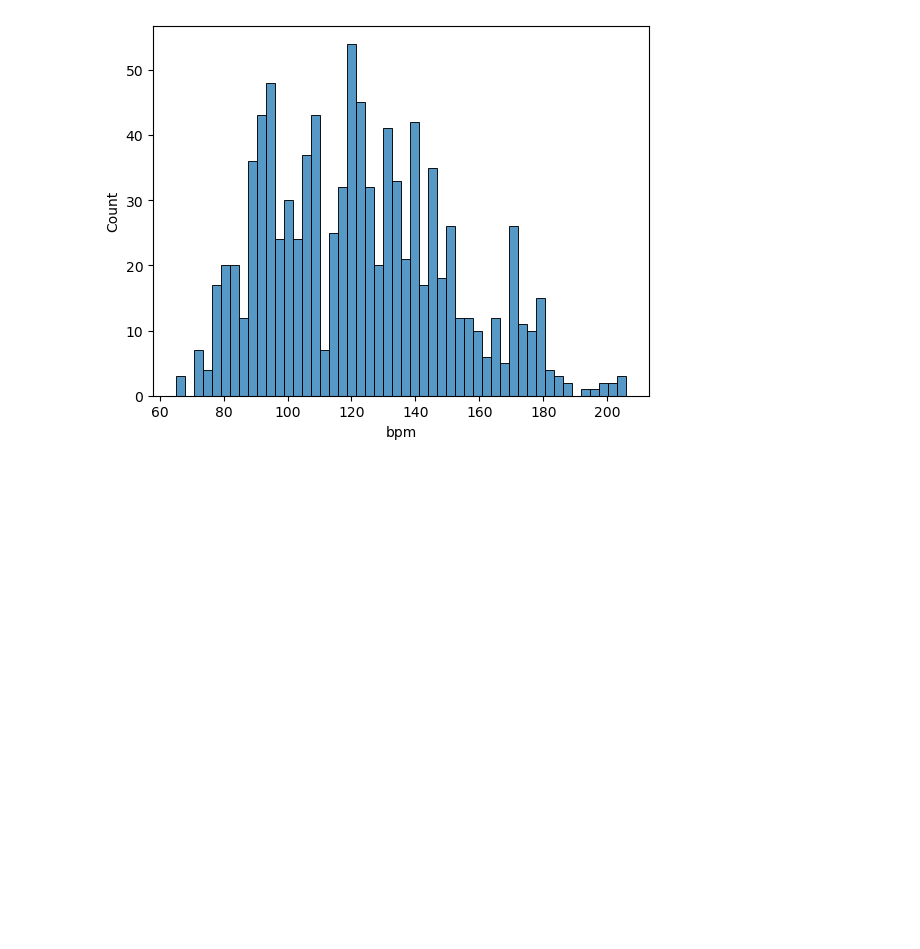
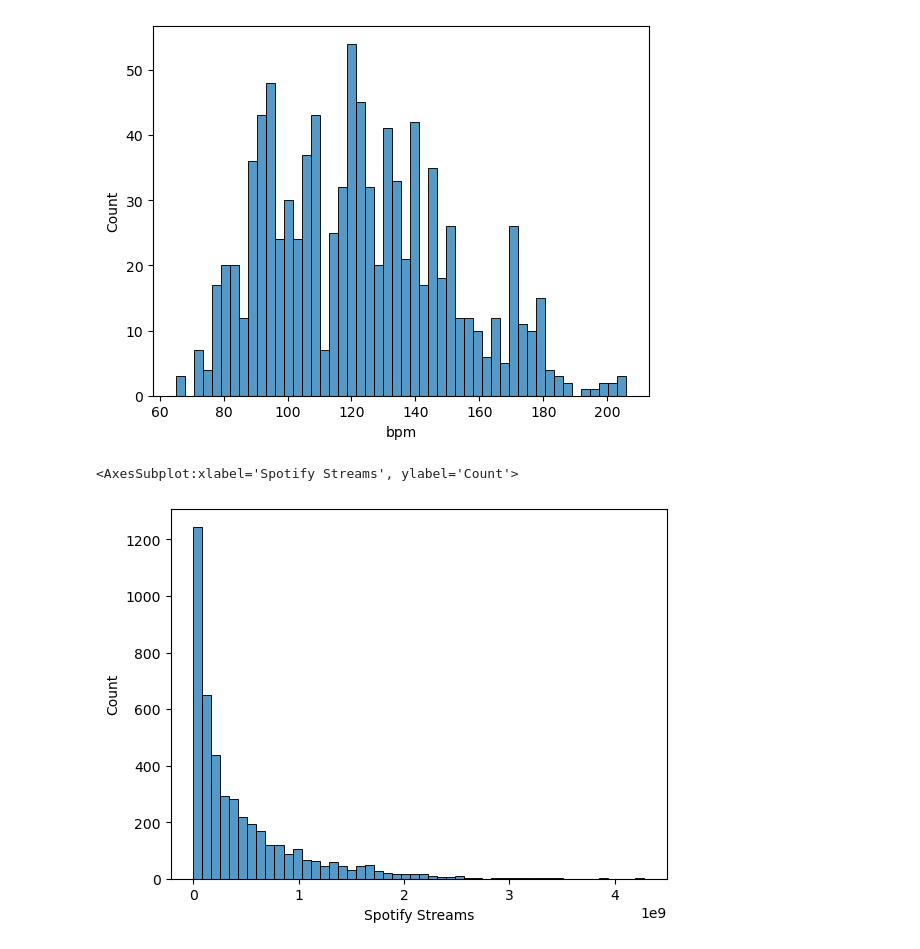
Before and after one commit to FlipBrooke/AI, a Jupyter notebook: Semester 1/Spotify/Spotify.ipynb, the cells around one changed output. Drawn from its saved outputs; the diff is of its cells as text; code cells hidden in the pictures; blank space fills up the shorter version.

```diff
--- a/Semester 1/Spotify/Spotify.ipynb
+++ b/Semester 1/Spotify/Spotify.ipynb
@@ -2,9 +2,35 @@
 import pandas as pd
 import seaborn as sns
 # %%
+df_2023 = pd.read_csv('spotify2023.csv', encoding='ISO-8859-1')
 df = pd.read_csv('spotify2024.csv', encoding='ISO-8859-1')
 df["YouTube Views"] = df["YouTube Views"].str.replace(',', '')
 df["YouTube Views"] = pd.to_numeric(df["YouTube Views"], errors='coerce')
 type(df.loc[0]["YouTube Views"])
 
-df_2023 = pd.read_csv('spotify2023.csv', encoding='ISO-8859-1')
+df["Spotify Streams"] = df["Spotify Streams"].str.replace(',', '')
+df["Spotify Streams"] = pd.to_numeric(df["Spotify Streams"], errors='coerce')
+type(df.loc[0]["Spotify Streams"])
+
+df["Shazam Counts"] = df["Shazam Counts"].str.replace(',', '')
+df["Shazam Counts"] = pd.to_numeric(df["Shazam Counts"], errors='coerce')
+type(df.loc[0]["Shazam Counts"])
+
+
+df["Soundcloud Streams"] = df["Soundcloud Streams"].str.replace(',', '')
+df["Soundcloud Streams"] = pd.to_numeric(df["Soundcloud Streams"], errors='coerce')
+type(df.loc[0]["Soundcloud Streams"])
+
+df["YouTube Likes"] = df["YouTube Likes"].str.replace(',', '')
+df["YouTube Likes"] = pd.to_numeric(df["YouTube Likes"], errors='coerce')
+type(df.loc[0]["YouTube Likes"])
+
+df["TikTok Likes"] = df["TikTok Likes"].str.replace(',', '')
+df["TikTok Likes"] = pd.to_numeric(df["TikTok Likes"], errors='coerce')
+type(df.loc[0]["TikTok Likes"])
+
+df_2023["streams"] = df_2023["streams"].str.replace(',', '')
+df_2023["streams"] = pd.to_numeric(df_2023["streams"], errors='coerce')
+type(df_2023.loc[0]["streams"])
+
+type(df.loc[0, "TikTok Likes"])
@@ -74,3 +123,8 @@ sns.histplot(data=df_2023, x="bpm", bins=50,)
 # %% [output]
 <AxesSubplot:xlabel='bpm', ylabel='Count'>
 [figure]
+# %%
+sns.histplot(data=df, x="Spotify Streams", bins=50,)
+# %% [output]
+<AxesSubplot:xlabel='Spotify Streams', ylabel='Count'>
+[figure, added]
```
Also changed, not shown: parts of 11 cells of this notebook.
